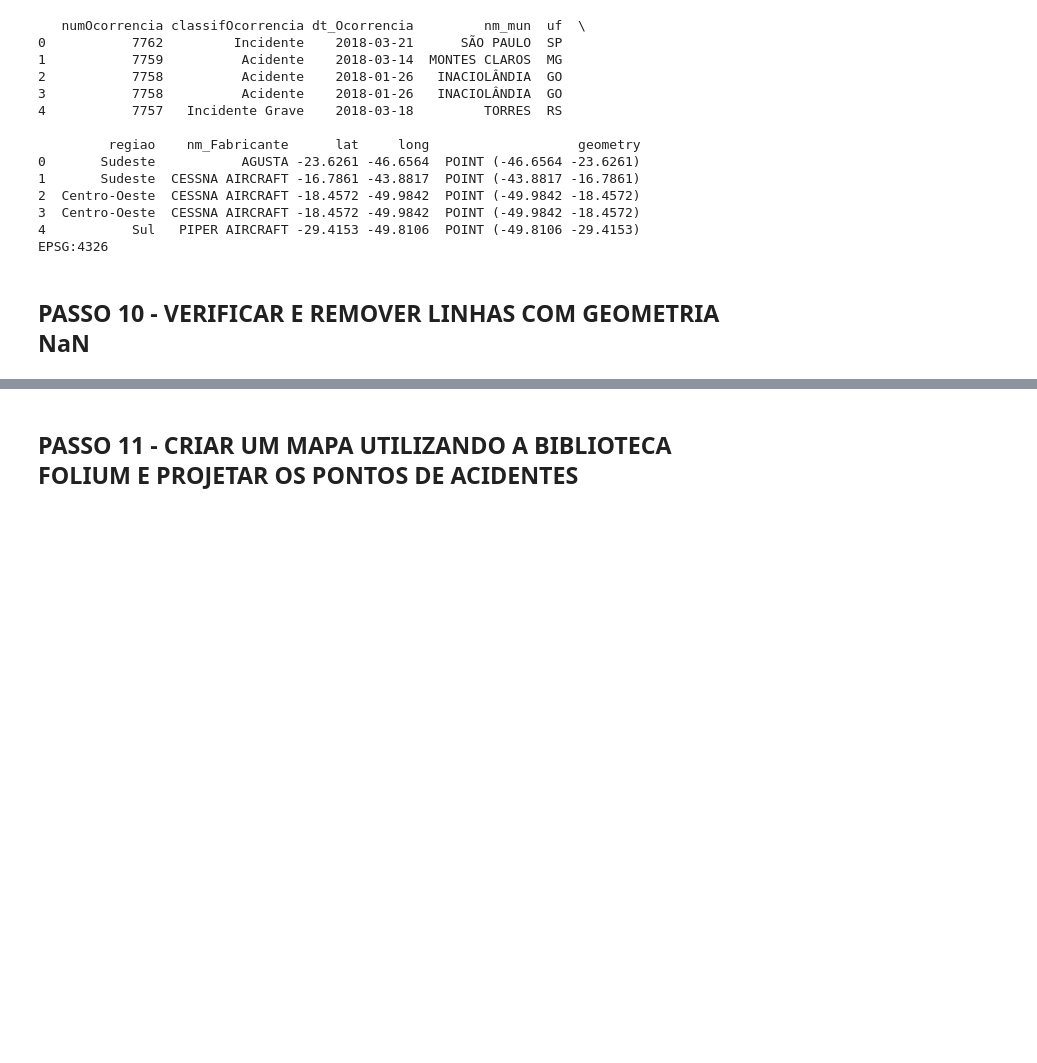
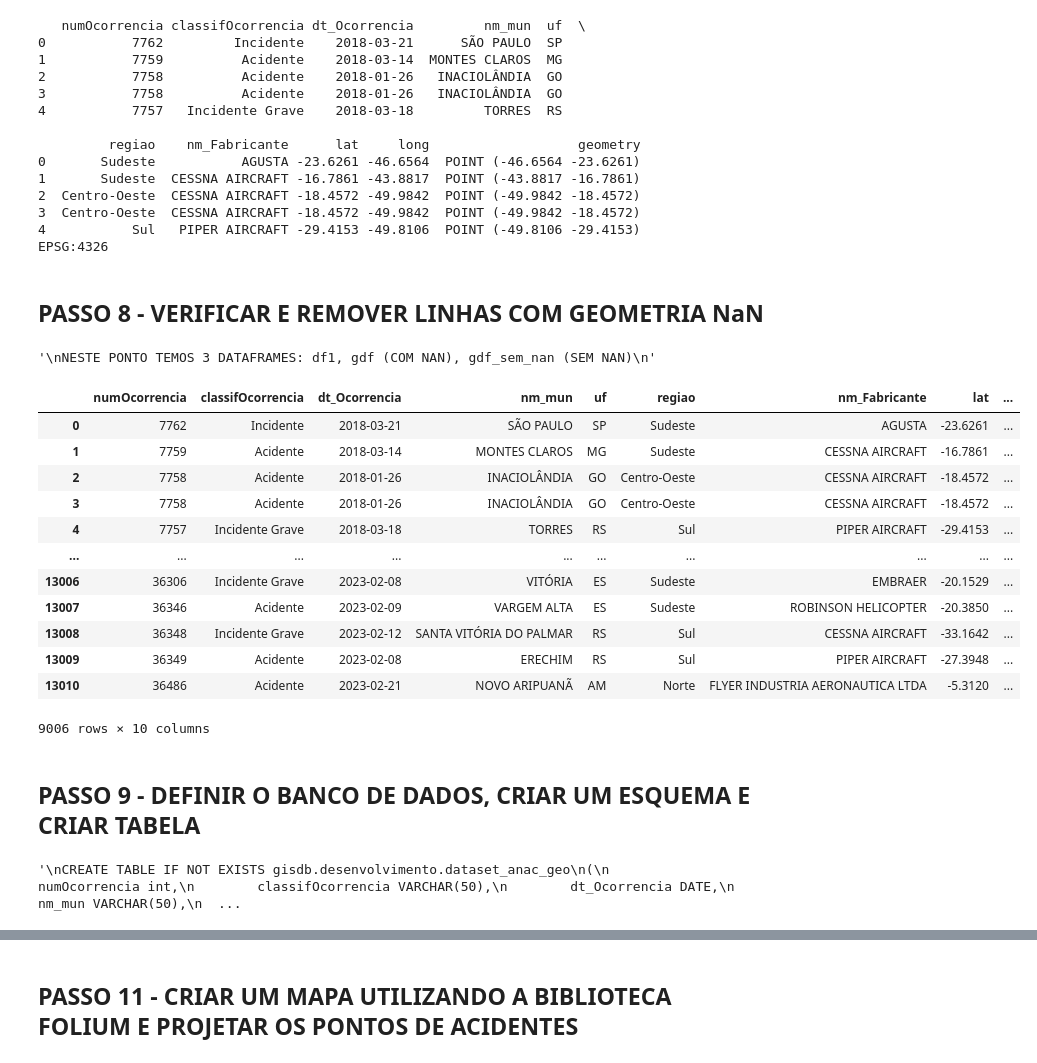
Before and after one commit to phmcasimiro/ANAC, a Jupyter notebook: scripts/ProjetoAnac_Geo.ipynb, the cells around one changed output, grey strips where cells are left out. Saved outputs shown, nothing was run; the diff lists cells and outputs as text; code cells hidden in the pictures; blank space fills up the shorter version.

```diff
--- a/scripts/ProjetoAnac_Geo.ipynb
+++ b/scripts/ProjetoAnac_Geo.ipynb
@@ -278,7 +214,7 @@ print(gdf.crs)
 4           Sul   PIPER AIRCRAFT -29.4153 -49.8106  POINT (-49.8106 -29.4153)
 EPSG:4326
 # %% [markdown]
-## PASSO 10 - VERIFICAR E REMOVER LINHAS COM GEOMETRIA NaN
+## PASSO 8 - VERIFICAR E REMOVER LINHAS COM GEOMETRIA NaN
 # %%
 # CRIAR CÓPIA DO GDF
 gdf_sem_nan = gdf.copy()
@@ -297,5 +233,51 @@ for index, acidentes in gdf_sem_nan.iterrows():
 
 # NESTE PONTO HÁ UMA DIFERENÇA DE QUANTIDADE DE LINHAS ENTRE "gdf" e "gdf_sem_nan" PORQUE O SEGUNDO ESTÁ FILTRADO COM LINHAS COMPLETAS (LAT,LONG, GEOMETRY)
 
-# ATRIBUIR O CONTEÚDO DO GDF LIMPO PARA O GDF ORIGINAL
-gdf = gdf_sem_nan.copy()
+'''
+NESTE PONTO TEMOS 3 DATAFRAMES: df1, gdf (COM NAN), gdf_sem_nan (SEM NAN)
+'''
+# %% [output]
+'\nNESTE PONTO TEMOS 3 DATAFRAMES: df1, gdf (COM NAN), gdf_sem_nan (SEM NAN)\n'
+# %%
+gdf_sem_nan
+# %% [output]
+|  | numOcorrencia | classifOcorrencia | dt_Ocorrencia | nm_mun | uf | regiao | nm_Fabricante | lat | ... |
+| 0 | 7762 | Incidente | 2018-03-21 | SÃO PAULO | SP | Sudeste | AGUSTA | -23.6261 | ... |
+| 1 | 7759 | Acidente | 2018-03-14 | MONTES CLAROS | MG | Sudeste | CESSNA AIRCRAFT | -16.7861 | ... |
+| 2 | 7758 | Acidente | 2018-01-26 | INACIOLÂNDIA | GO | Centro-Oeste | CESSNA AIRCRAFT | -18.4572 | ... |
+| 3 | 7758 | Acidente | 2018-01-26 | INACIOLÂNDIA | GO | Centro-Oeste | CESSNA AIRCRAFT | -18.4572 | ... |
+| 4 | 7757 | Incidente Grave | 2018-03-18 | TORRES | RS | Sul | PIPER AIRCRAFT | -29.4153 | ... |
+| ... | ... | ... | ... | ... | ... | ... | ... | ... | ... |
+| 13006 | 36306 | Incidente Grave | 2023-02-08 | VITÓRIA | ES | Sudeste | EMBRAER | -20.1529 | ... |
+| 13007 | 36346 | Acidente | 2023-02-09 | VARGEM ALTA | ES | Sudeste | ROBINSON HELICOPTER | -20.3850 | ... |
+| 13008 | 36348 | Incidente Grave | 2023-02-12 | SANTA VITÓRIA DO PALMAR | RS | Sul | CESSNA AIRCRAFT | -33.1642 | ... |
+| 13009 | 36349 | Acidente | 2023-02-08 | ERECHIM | RS | Sul | PIPER AIRCRAFT | -27.3948 | ... |
+| 13010 | 36486 | Acidente | 2023-02-21 | NOVO ARIPUANÃ | AM | Norte | FLYER INDUSTRIA AERONAUTICA LTDA | -5.3120 | ... |
+9006 rows × 10 columns
+# %% [markdown]
+## PASSO 9 - DEFINIR O BANCO DE DADOS, CRIAR UM ESQUEMA E CRIAR TABELA
+# %%
+# ACESSAR O BD (PGsql) POR MEIO DE UM SGDB (DBeaver)
+# CRIAR UM BANCO DE DADOS (GISDB)
+# CRIAR UM ESQUEMA (DESENVOLVIMENTO)
+# CRIAR TABELA COM SCRIPT SQL ABAIXO POR MEIO DO SGDB (DBeaver) NO BD (PGsql)
+# BASTA COPIAR ESTA QUERY, COLAR E EXECUTAR
+# APESAR DE PODER SER FEITO ATRAVÉS DO VSCODE/PYTHON, É MELHOR QUE AS TABELAS SEJAM CRIADAS DIRETAMENTE POR MEIO DO SGBD (DBEAVER/PGSQL)
+
+'''
+CREATE TABLE IF NOT EXISTS gisdb.desenvolvimento.dataset_anac_geo
+(
+        numOcorrencia int,
+        classifOcorrencia VARCHAR(50),
+        dt_Ocorrencia DATE,
+        nm_mun VARCHAR(50),
+        uf VARCHAR(30),
+        regiao VARCHAR(30),
+        nm_Fabricante VARCHAR(100),
+        lat float(11),
+        long float(11)
+);
+
+'''
+# %% [output]
+'\nCREATE TABLE IF NOT EXISTS gisdb.desenvolvimento.dataset_anac_geo\n(\n        numOcorrencia int,\n        classifOcorrencia VARCHAR(50),\n        dt_Ocorrencia DATE,\n        nm_mun VARCHAR(50),\n  ...
```
Also changed, not shown: parts of 9 cells of this notebook, 1 other file.
